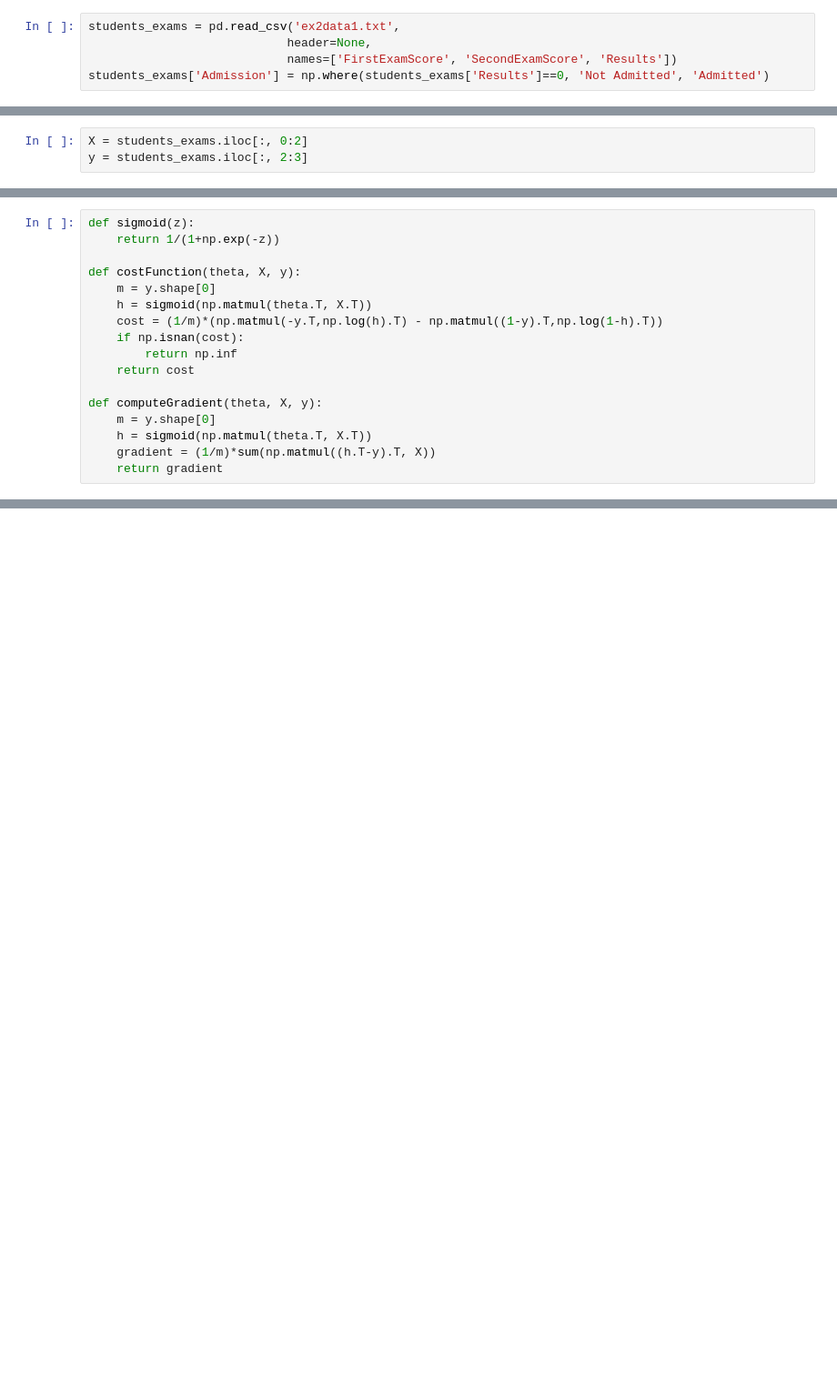
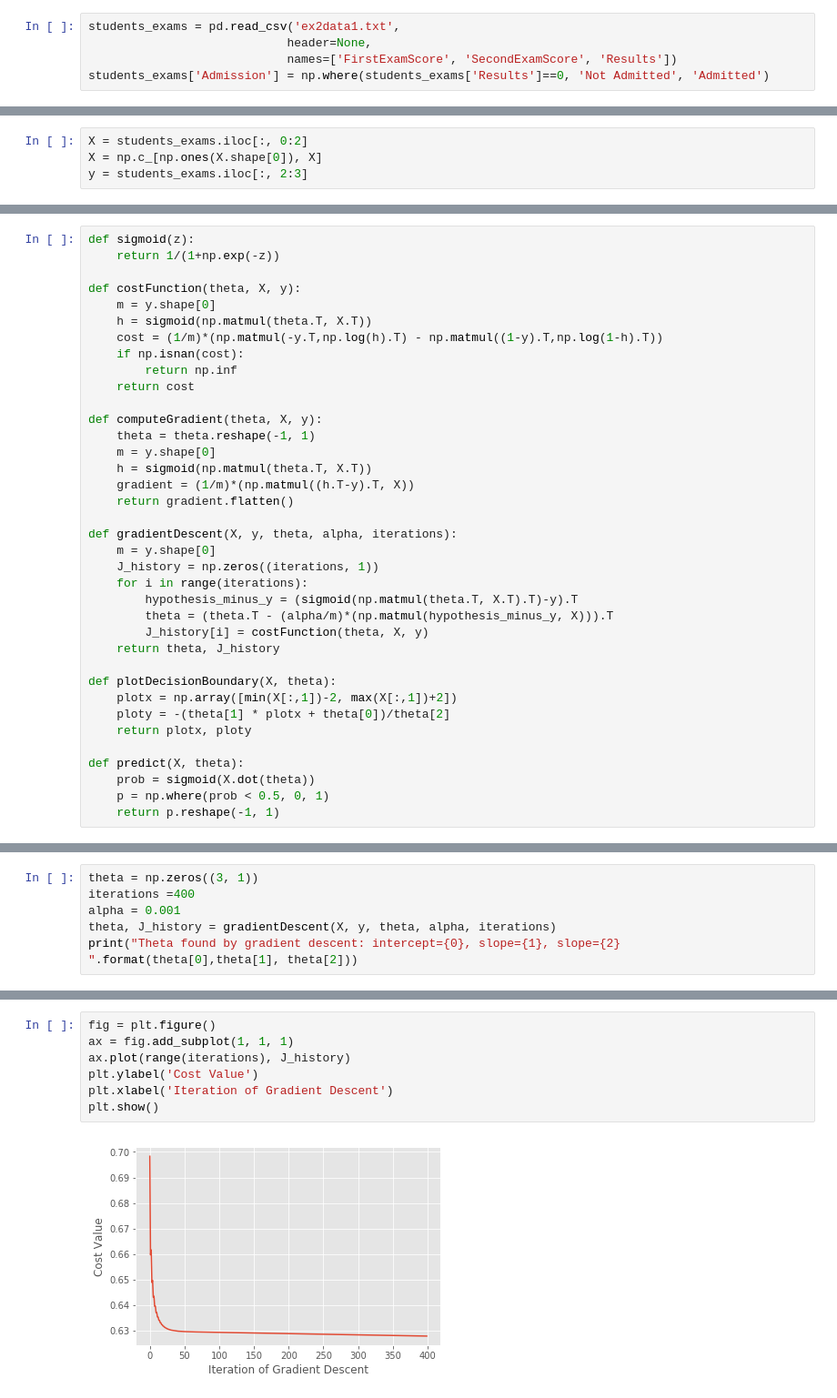
Before and after one commit to Pptr95/machine-learning-AndrewNg, a Jupyter notebook: assignment2/ex2/LogisticRegression.ipynb, the cells around one changed output, grey strips where cells are left out. Shown: that part at 91% size. Cells and saved outputs as stored; diff of their text form; blank space fills up the shorter version.

```diff
--- a/assignment2/ex2/LogisticRegression.ipynb
+++ b/assignment2/ex2/LogisticRegression.ipynb
@@ -37,4 +37,5 @@ g = sns.lmplot("FirstExamScore", "SecondExamScore", hue="Admission",
 [figure]
 # %%
 X = students_exams.iloc[:, 0:2]
+X = np.c_[np.ones(X.shape[0]), X]
 y = students_exams.iloc[:, 2:3]
@@ -53,7 +56,27 @@ def costFunction(theta, X, y):
     return cost
 
 def computeGradient(theta, X, y):
+    theta = theta.reshape(-1, 1)
     m = y.shape[0]
     h = sigmoid(np.matmul(theta.T, X.T))
-    gradient = (1/m)*sum(np.matmul((h.T-y).T, X))
-    return gradient
+    gradient = (1/m)*(np.matmul((h.T-y).T, X))
+    return gradient.flatten()
+
+def gradientDescent(X, y, theta, alpha, iterations):
+    m = y.shape[0]
+    J_history = np.zeros((iterations, 1))
+    for i in range(iterations):
+        hypothesis_minus_y = (sigmoid(np.matmul(theta.T, X.T).T)-y).T
+        theta = (theta.T - (alpha/m)*(np.matmul(hypothesis_minus_y, X))).T
+        J_history[i] = costFunction(theta, X, y)
+    return theta, J_history
+
+def plotDecisionBoundary(X, theta):
+    plotx = np.array([min(X[:,1])-2, max(X[:,1])+2])
+    ploty = -(theta[1] * plotx + theta[0])/theta[2]
+    return plotx, ploty
+
+def predict(X, theta):
+    prob = sigmoid(X.dot(theta))
+    p = np.where(prob < 0.5, 0, 1)
+    return p.reshape(-1, 1)
@@ -84,0 +85,6 @@ array([ -0.1       , -12.00921659, -11.26284221])
+# %%
+theta = np.zeros((3, 1))
+iterations =400
+alpha = 0.001
+theta, J_history = gradientDescent(X, y, theta, alpha, iterations)
+print("Theta found by gradient descent: intercept={0}, slope={1}, slope={2} ".format(theta[0],theta[1], theta[2]))
@@ -84,0 +93,9 @@ array([ -0.1       , -12.00921659, -11.26284221])
+# %%
+fig = plt.figure()
+ax = fig.add_subplot(1, 1, 1)
+ax.plot(range(iterations), J_history)
+plt.ylabel('Cost Value')
+plt.xlabel('Iteration of Gradient Descent')
+plt.show()
+# %% [output]
+[figure, added]
```
Also changed, not shown: parts of 17 cells of this notebook, 1 other file.
